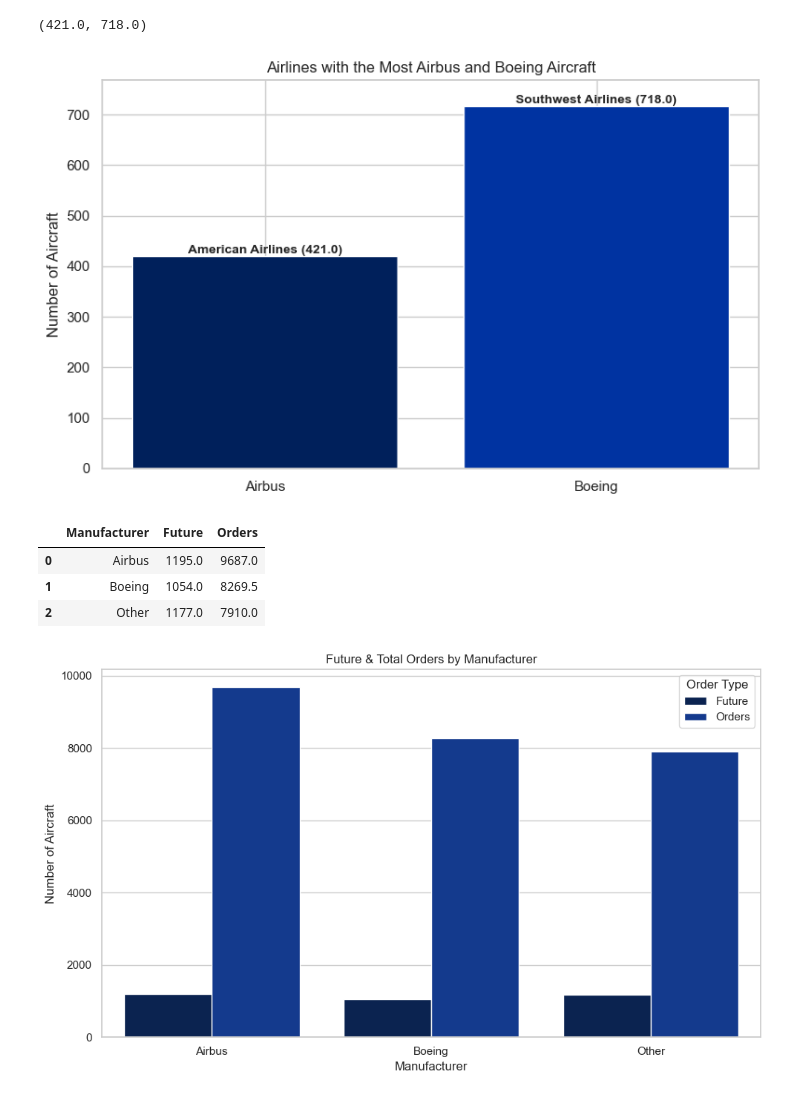
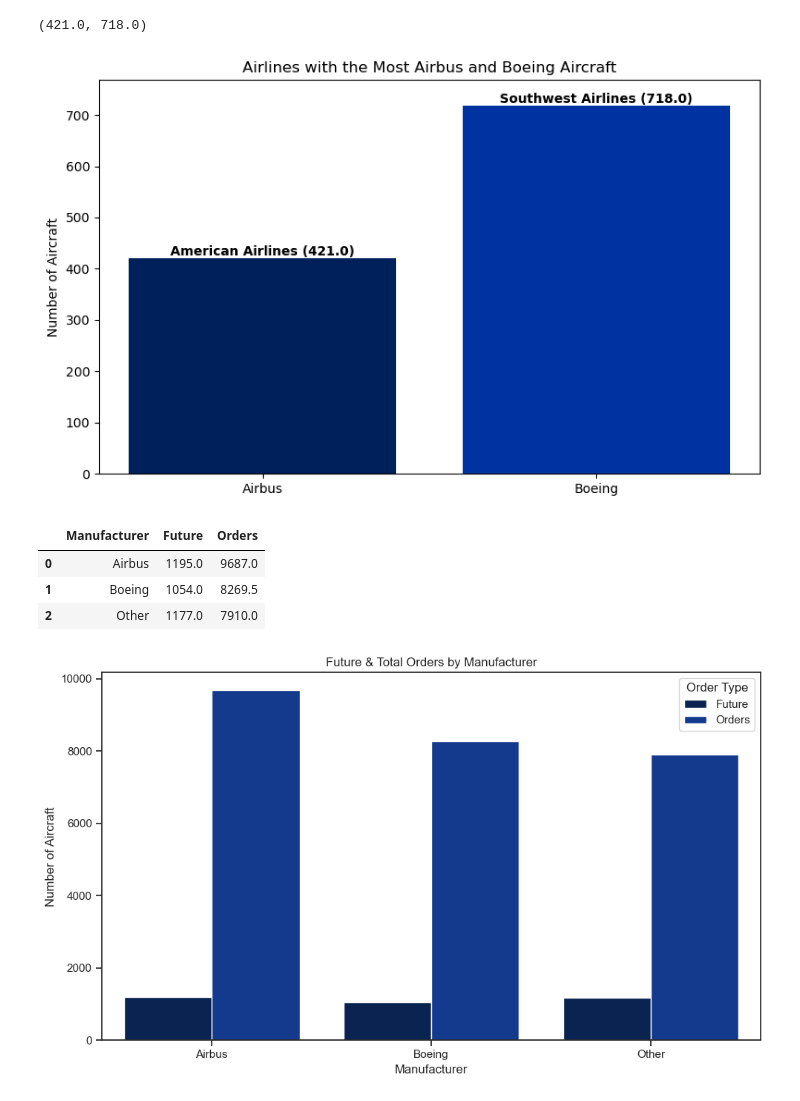
Before and after one commit to akhi-raj/boeing-vs-airbus-analysis, a Jupyter notebook: boeing_vs_airbus.ipynb, the cells around one changed output. Cells and saved outputs as stored; diff of their text form; code cells hidden in the pictures.

```diff
--- a/boeing_vs_airbus.ipynb
+++ b/boeing_vs_airbus.ipynb
@@ -8,7 +8,7 @@ import matplotlib.pyplot as plt
 # %%
 # import dataset from local
 
-filepath = r"C:\Users\Admin\Downloads\AF\Fleet Data.csv"
+filepath = r"C:\Users\Admin\Downloads\AF\Fleet Dataset.csv"
 df = pd.read_csv(filepath)
 # %%
 # show struture of dataset
@@ -319,7 +319,7 @@ plt.ylim(0, max(fleet_counts) + 50)
 plt.tight_layout()
 plt.show()
 # %% [output]
-[figure, old version]
+[figure, new version]
 # %%
 def get_manufacturer(aircraft_type):
     if 'Airbus' in str(aircraft_type):
@@ -341,21 +341,21 @@ manufacturer_summary
 | 2 | Other | 1177.0 | 7910.0 |
 # %%
 # Set style
-sns.set(style="whitegrid")
+sns.set(style="ticks")
 
 # Plot grouped bar chart
 plt.figure(figsize=(10, 6))
 barplot = sns.barplot(data=manufacturer_summary.melt(id_vars='Manufacturer',
                                                       value_vars=['Future', 'Orders']),
                       x='Manufacturer', y='value', hue='variable',
                       palette={'Future': '#00205b', 'Orders': '#0033a1'})
 
 # Labels and titles
 plt.title('Future & Total Orders by Manufacturer')
 plt.ylabel('Number of Aircraft')
 plt.xlabel('Manufacturer')
 plt.legend(title='Order Type')
 plt.tight_layout()
 plt.show()
 # %% [output]
-[figure, old version]
+[figure, new version]
```
Also changed, not shown: parts of 18 cells of this notebook, 1 other file.
